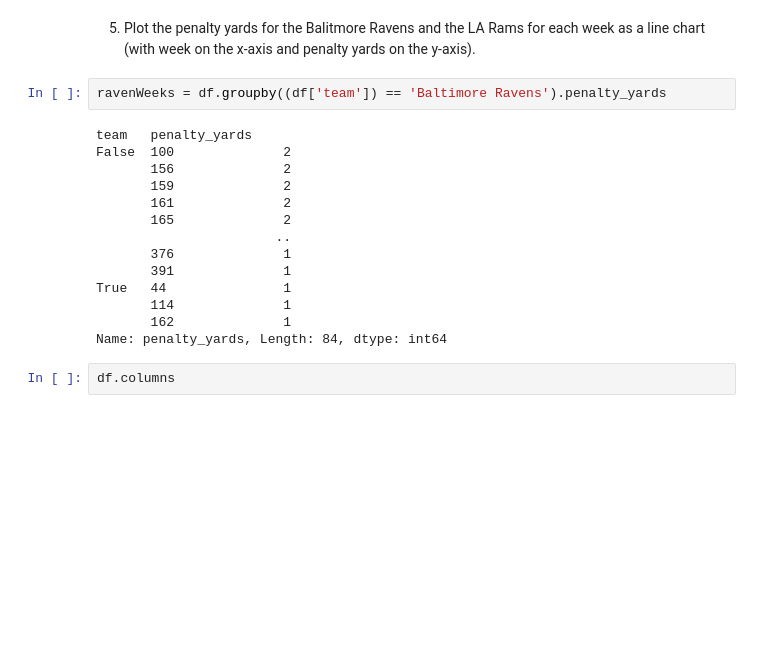
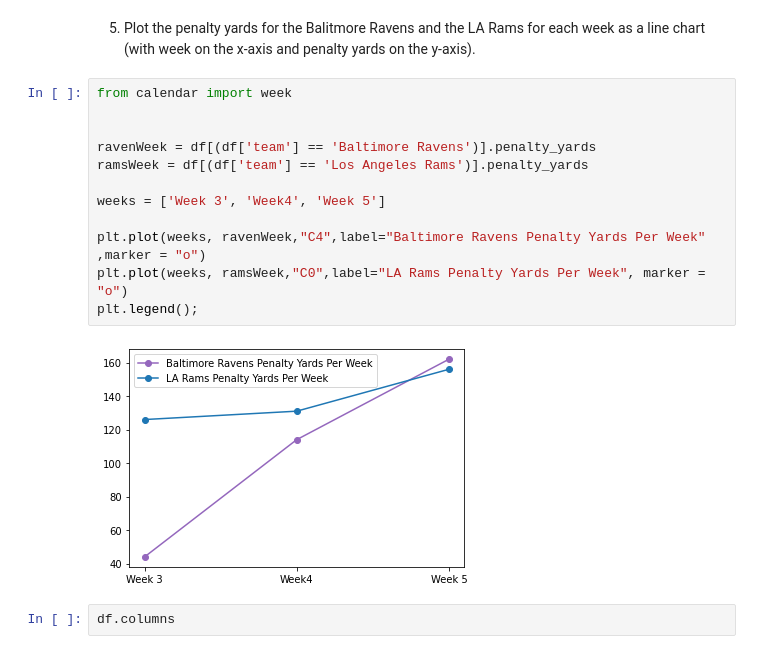
Before and after one commit to sflowers51/cis277-fa22-Lab5, a Jupyter notebook: Lab5.ipynb, the cells around one changed output. Drawn from its saved outputs; the diff is of its cells as text; blank space fills up the shorter version.

```diff
--- a/Lab5.ipynb
+++ b/Lab5.ipynb
@@ -108,22 +108,20 @@ plt.scatter(avgFstDowns,avgYards);
 [figure]
 # %% [markdown]
 5. Plot the penalty yards for the Balitmore Ravens and the LA Rams for each week as a line chart (with week on the x-axis and penalty yards on the y-axis).
-# %%
-ravenWeeks = df.groupby((df['team']) == 'Baltimore Ravens').penalty_yards
-# %% [output]
-team   penalty_yards
-False  100              2
-       156              2
-       159              2
-       161              2
-       165              2
-                       ..
-       376              1
-       391              1
-True   44               1
-       114              1
-       162              1
-Name: penalty_yards, Length: 84, dtype: int64
+# %%
+from calendar import week
+
+
+ravenWeek = df[(df['team'] == 'Baltimore Ravens')].penalty_yards
+ramsWeek = df[(df['team'] == 'Los Angeles Rams')].penalty_yards
+
+weeks = ['Week 3', 'Week4', 'Week 5']
+
+plt.plot(weeks, ravenWeek,"C4",label="Baltimore Ravens Penalty Yards Per Week" ,marker = "o")
+plt.plot(weeks, ramsWeek,"C0",label="LA Rams Penalty Yards Per Week", marker = "o")
+plt.legend();
+# %% [output]
+[figure, added]
 # %%
 df.columns
 # %% [output]
```
Also changed, not shown: parts of 4 cells of this notebook.
